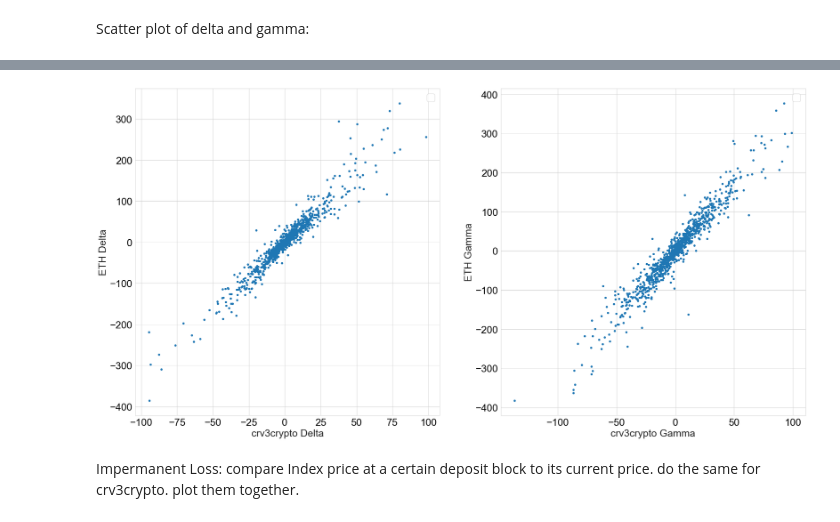
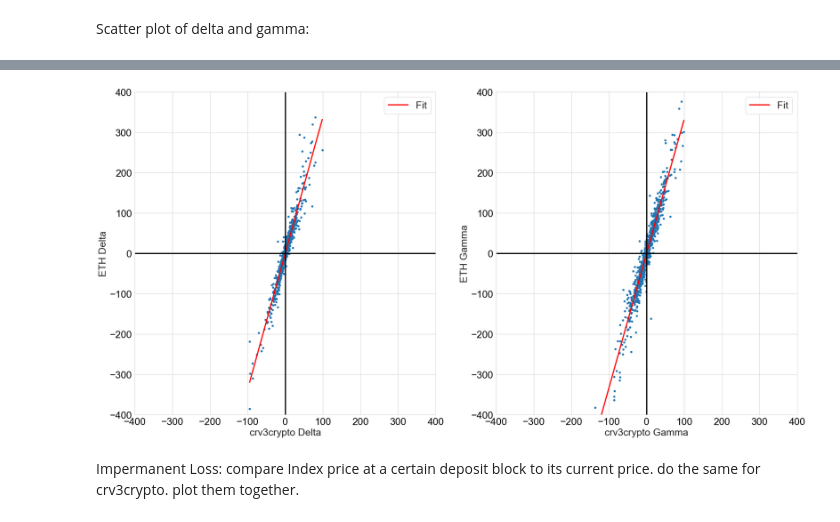
Before and after one commit to bout3fiddy/on-chain-analytics, a Jupyter notebook: notebooks/curve-analysis/curve-pools/pool/tricrypto/tricrypto2_lp_pricing.ipynb, the cells around one changed output, grey strips where cells are left out. Saved outputs shown, nothing was run; the diff lists cells and outputs as text; code cells hidden in the pictures.

Commit message:
feat: gamma and delta scatterplots

```diff
--- a/notebooks/curve-analysis/curve-pools/pool/tricrypto/tricrypto2_lp_pricing.ipynb
+++ b/notebooks/curve-analysis/curve-pools/pool/tricrypto/tricrypto2_lp_pricing.ipynb
@@ -218,6 +219,7 @@ Scatter plot of delta and gamma:
 # %%
 fig, axes = plt.subplots(1,2, figsize=(30, 15))
 
+# delta
 axes[0].scatter(
     df_price_kinetics.crv3crypto_delta,
     df_price_kinetics.eth_delta,
@@ -226,6 +228,17 @@ axes[0].scatter(
 axes[0].set_xlabel("crv3crypto Delta", fontsize=25)
 axes[0].set_ylabel("ETH Delta", fontsize=25)
 
+axes[0].plot(
+    np.unique(df_price_kinetics.crv3crypto_delta),
+    np.poly1d(np.polyfit(df_price_kinetics.crv3crypto_delta, df_price_kinetics.eth_delta, 1))(np.unique(df_price_kinetics.crv3crypto_delta)),
+    lw=3,
+    color='r',
+    label='Fit'
+)
+axes[0].axhline(y=0, xmin=-400, xmax=400, color='k', lw=3)
+axes[0].axvline(x=0, ymin=-400, ymax=400, color='k', lw=3)
+
+# gamma
 axes[1].scatter(
     df_price_kinetics.crv3crypto_gamma,
     df_price_kinetics.eth_gamma,
@@ -234,9 +247,21 @@ axes[1].scatter(
 axes[1].set_xlabel("crv3crypto Gamma", fontsize=25)
 axes[1].set_ylabel("ETH Gamma", fontsize=25)
 
+axes[1].plot(
+    np.unique(df_price_kinetics.crv3crypto_gamma),
+    np.poly1d(np.polyfit(df_price_kinetics.crv3crypto_gamma, df_price_kinetics.eth_gamma, 1))(np.unique(df_price_kinetics.crv3crypto_gamma)),
+    lw=3,
+    color='r',
+    label='Fit'
+)
+axes[1].axhline(y=0, xmin=-400, xmax=400, color='k', lw=3)
+axes[1].axvline(x=0, ymin=-400, ymax=400, color='k', lw=3)
+
 for ax in axes:
 
     ax.tick_params(axis='both', which='major', labelsize=25)
     ax.tick_params(axis='both', which='major', labelsize=25, colors='black')
+    ax.set_xlim([-400, 400])
+    ax.set_ylim([-400, 400])
     ax.legend(fontsize=25);
 # %% [output]
@@ -245,4 +268,4 @@ WARNING:matplotlib.legend:No artists with labels found to put in legend.  Note t
-[figure, old version]
+[figure, new version]
 # %% [markdown]
 Impermanent Loss: compare Index price at a certain deposit block to its current price. do the same for crv3crypto. plot them together.
 # %%
```
Also changed, not shown: parts of 2 cells of this notebook.
